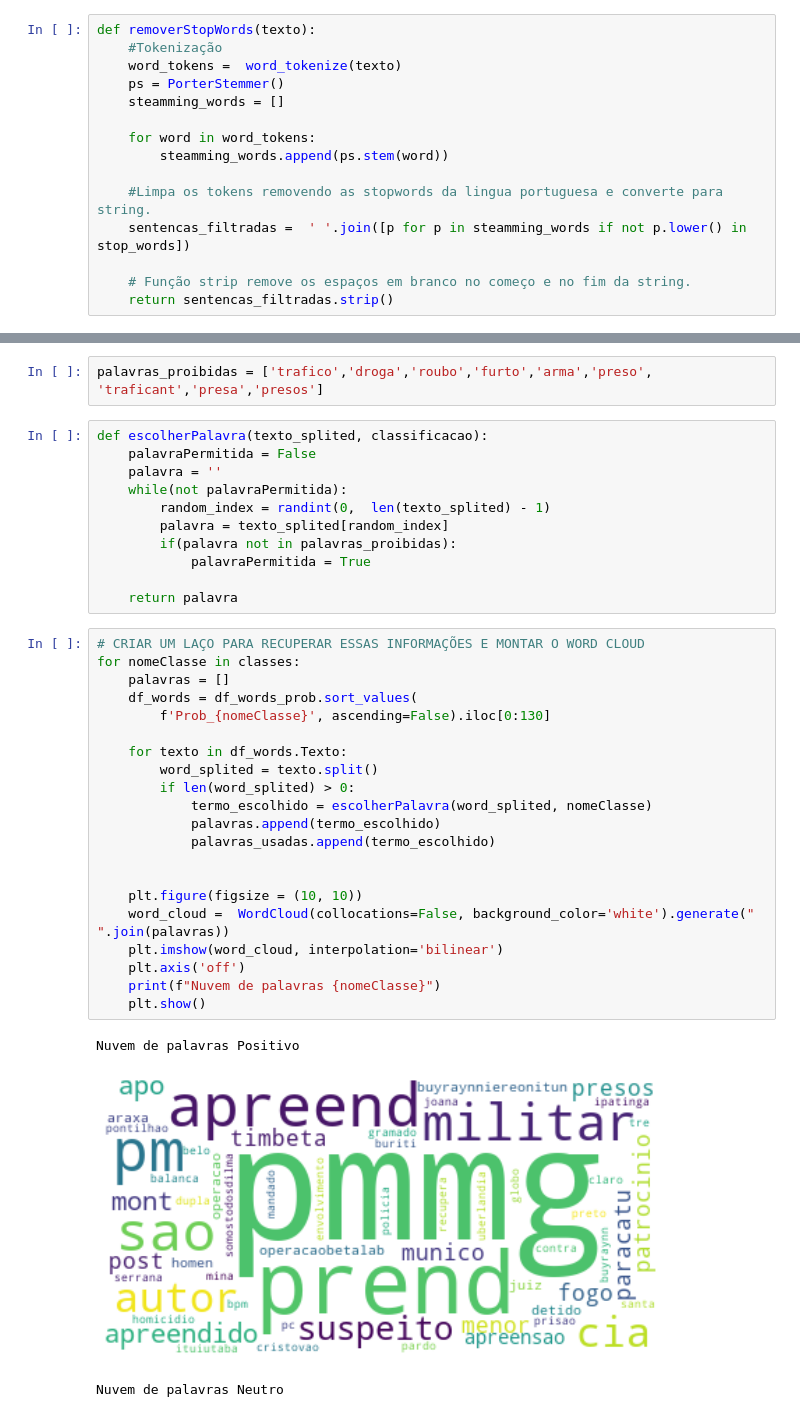
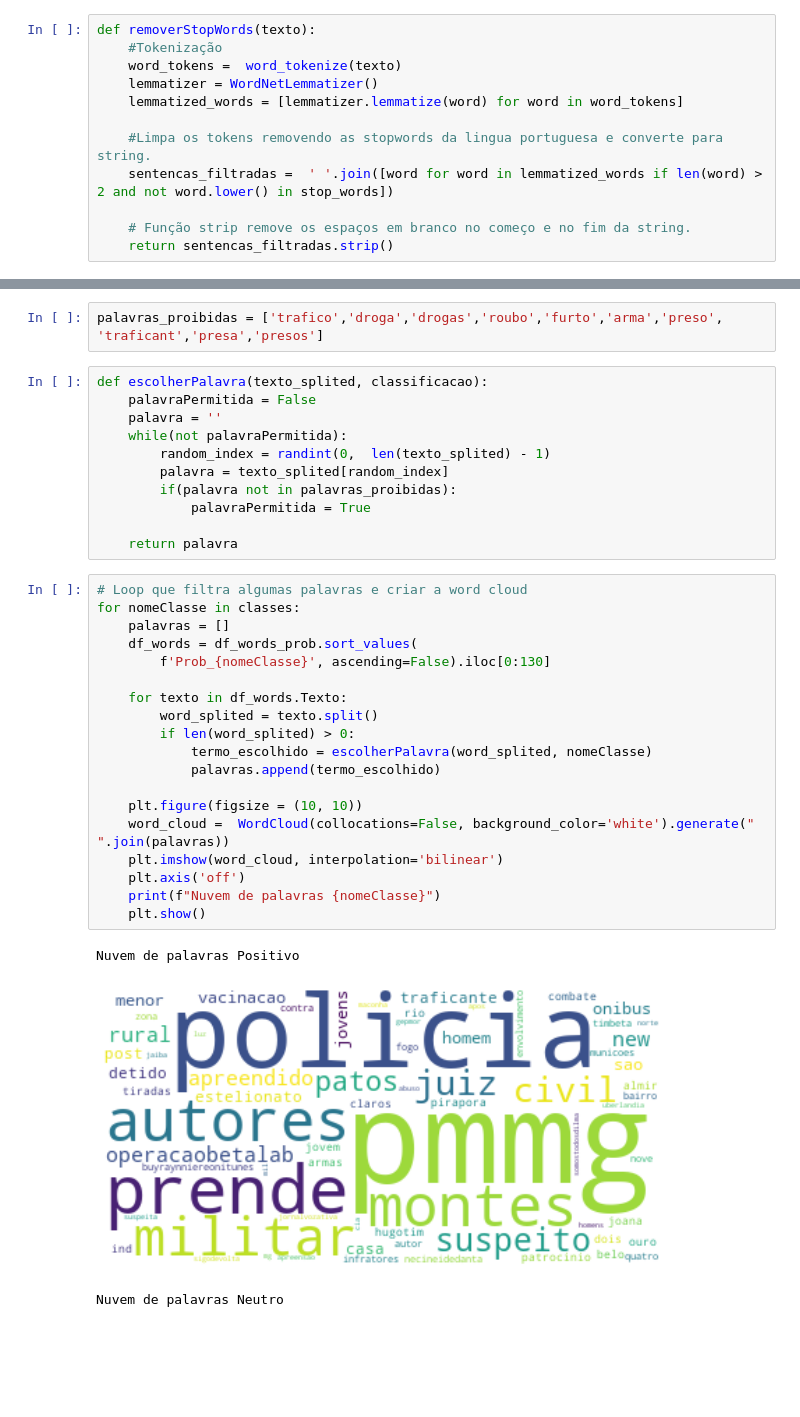
Before and after one commit to brenojantorno/PLN_Sentiment_Analysis, a Jupyter notebook: Sentiment Analysis.ipynb, the cells around one changed output, grey strips where cells are left out. Saved outputs shown, nothing was run; the diff lists cells and outputs as text; blank space fills up the shorter version.

```diff
--- a/Sentiment Analysis.ipynb
+++ b/Sentiment Analysis.ipynb
@@ -72,14 +74,11 @@ stop_words = set(stopwords.words('portuguese'))
 def removerStopWords(texto):
     #Tokenização
     word_tokens =  word_tokenize(texto)
-    ps = PorterStemmer()
-    steamming_words = []
-
-    for word in word_tokens:
-        steamming_words.append(ps.stem(word))
+    lemmatizer = WordNetLemmatizer()
+    lemmatized_words = [lemmatizer.lemmatize(word) for word in word_tokens]
 
     #Limpa os tokens removendo as stopwords da lingua portuguesa e converte para string.
-    sentencas_filtradas =  ' '.join([p for p in steamming_words if not p.lower() in stop_words])
+    sentencas_filtradas =  ' '.join([word for word in lemmatized_words if len(word) > 2 and not word.lower() in stop_words])
 
     # Função strip remove os espaços em branco no começo e no fim da string.
     return sentencas_filtradas.strip()
@@ -252,7 +236,7 @@ df_words_prob =  pd.DataFrame({
             'Prob_Positivo': prob_positivo
             })
 # %%
-palavras_proibidas = ['trafico','droga','roubo','furto','arma','preso', 'traficant','presa','presos']
+palavras_proibidas = ['trafico','droga','drogas','roubo','furto','arma','preso', 'traficant','presa','presos']
 # %%
 def escolherPalavra(texto_splited, classificacao):
     palavraPermitida = False
@@ -265,27 +249,25 @@ def escolherPalavra(texto_splited, classificacao):
 
     return palavra
 # %%
-# CRIAR UM LAÇO PARA RECUPERAR ESSAS INFORMAÇÕES E MONTAR O WORD CLOUD
+# Loop que filtra algumas palavras e criar a word cloud
 for nomeClasse in classes:
     palavras = []
     df_words = df_words_prob.sort_values(
         f'Prob_{nomeClasse}', ascending=False).iloc[0:130]
 
     for texto in df_words.Texto:
         word_splited = texto.split()
         if len(word_splited) > 0:
             termo_escolhido = escolherPalavra(word_splited, nomeClasse)
             palavras.append(termo_escolhido)
-            palavras_usadas.append(termo_escolhido)
-
 
     plt.figure(figsize = (10, 10))
     word_cloud =  WordCloud(collocations=False, background_color='white').generate(" ".join(palavras))
     plt.imshow(word_cloud, interpolation='bilinear')
     plt.axis('off')
     print(f"Nuvem de palavras {nomeClasse}")
     plt.show()
 # %% [output]
 Nuvem de palavras Positivo
-[figure, old version]
+[figure, new version]
 Nuvem de palavras Neutro
```
Also changed, not shown: parts of 10 cells of this notebook.
